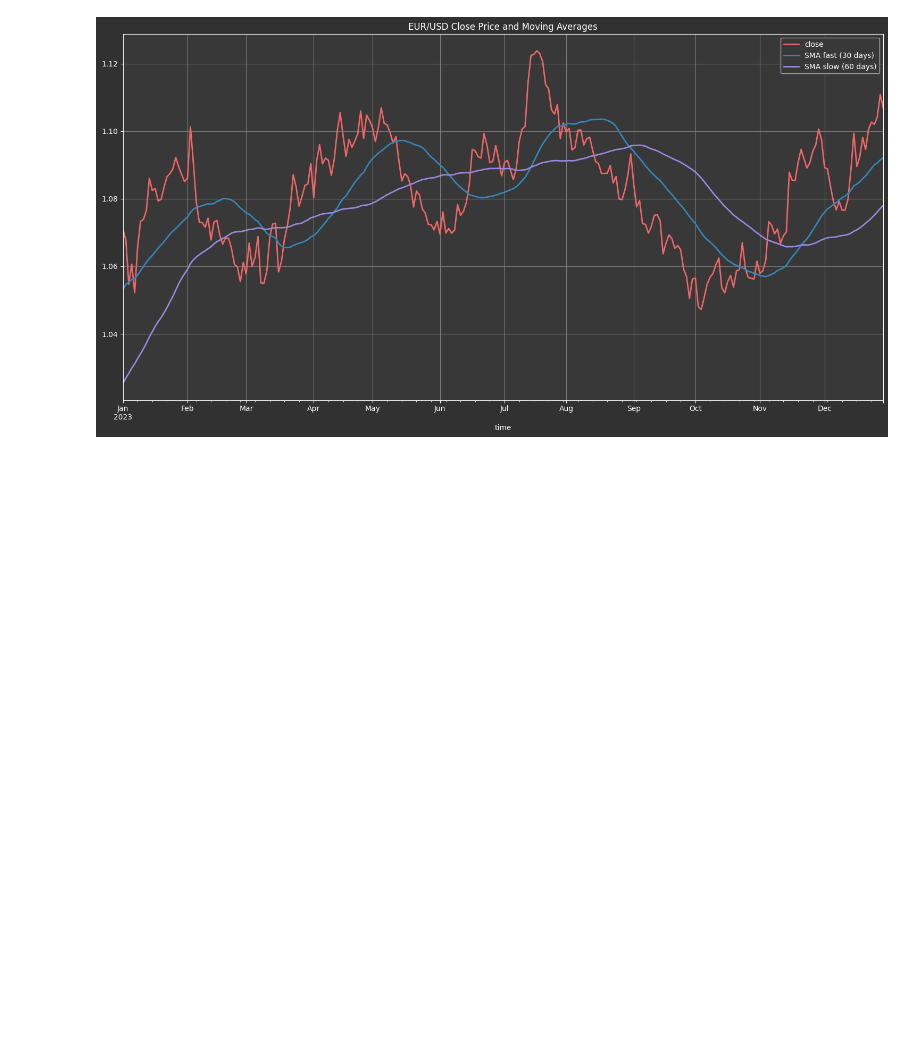
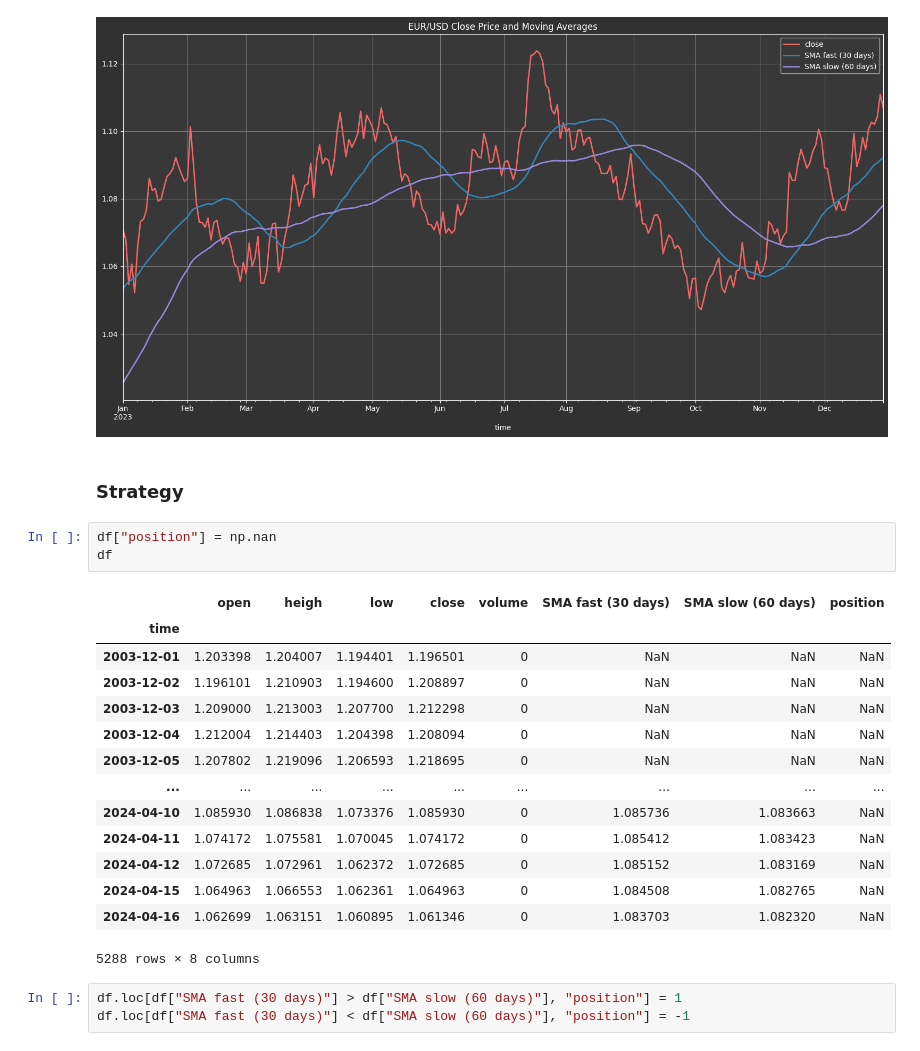
Before and after one commit to BernardoAguayoOrtega/algo-trading-from-a-to-z, a Jupyter notebook: yfinance.ipynb, the cells around one changed output. Cells and saved outputs as stored; diff of their text form; blank space fills up the shorter version.

```diff
--- a/yfinance.ipynb
+++ b/yfinance.ipynb
@@ -105,3 +105,26 @@ df[["close", "SMA fast (30 days)", "SMA slow (60 days)"]].loc["2023"].plot(figsi
 # %% [output]
 <Axes: title={'center': 'EUR/USD Close Price and Moving Averages'}, xlabel='time'>
 [figure]
+# %% [markdown]
+### Strategy
+# %%
+df["position"] = np.nan
+df
+# %% [output]
+|  | open | heigh | low | close | volume | SMA fast (30 days) | SMA slow (60 days) | position |
+| time |  |  |  |  |  |  |  |  |
+| 2003-12-01 | 1.203398 | 1.204007 | 1.194401 | 1.196501 | 0 | NaN | NaN | NaN |
+| 2003-12-02 | 1.196101 | 1.210903 | 1.194600 | 1.208897 | 0 | NaN | NaN | NaN |
+| 2003-12-03 | 1.209000 | 1.213003 | 1.207700 | 1.212298 | 0 | NaN | NaN | NaN |
+| 2003-12-04 | 1.212004 | 1.214403 | 1.204398 | 1.208094 | 0 | NaN | NaN | NaN |
+| 2003-12-05 | 1.207802 | 1.219096 | 1.206593 | 1.218695 | 0 | NaN | NaN | NaN |
+| ... | ... | ... | ... | ... | ... | ... | ... | ... |
+| 2024-04-10 | 1.085930 | 1.086838 | 1.073376 | 1.085930 | 0 | 1.085736 | 1.083663 | NaN |
+| 2024-04-11 | 1.074172 | 1.075581 | 1.070045 | 1.074172 | 0 | 1.085412 | 1.083423 | NaN |
+| 2024-04-12 | 1.072685 | 1.072961 | 1.062372 | 1.072685 | 0 | 1.085152 | 1.083169 | NaN |
+| 2024-04-15 | 1.064963 | 1.066553 | 1.062361 | 1.064963 | 0 | 1.084508 | 1.082765 | NaN |
+| 2024-04-16 | 1.062699 | 1.063151 | 1.060895 | 1.061346 | 0 | 1.083703 | 1.082320 | NaN |
+5288 rows × 8 columns
+# %%
+df.loc[df["SMA fast (30 days)"] > df["SMA slow (60 days)"], "position"] = 1
+df.loc[df["SMA fast (30 days)"] < df["SMA slow (60 days)"], "position"] = -1
```
Also changed, not shown: parts of 1 cell of this notebook.
